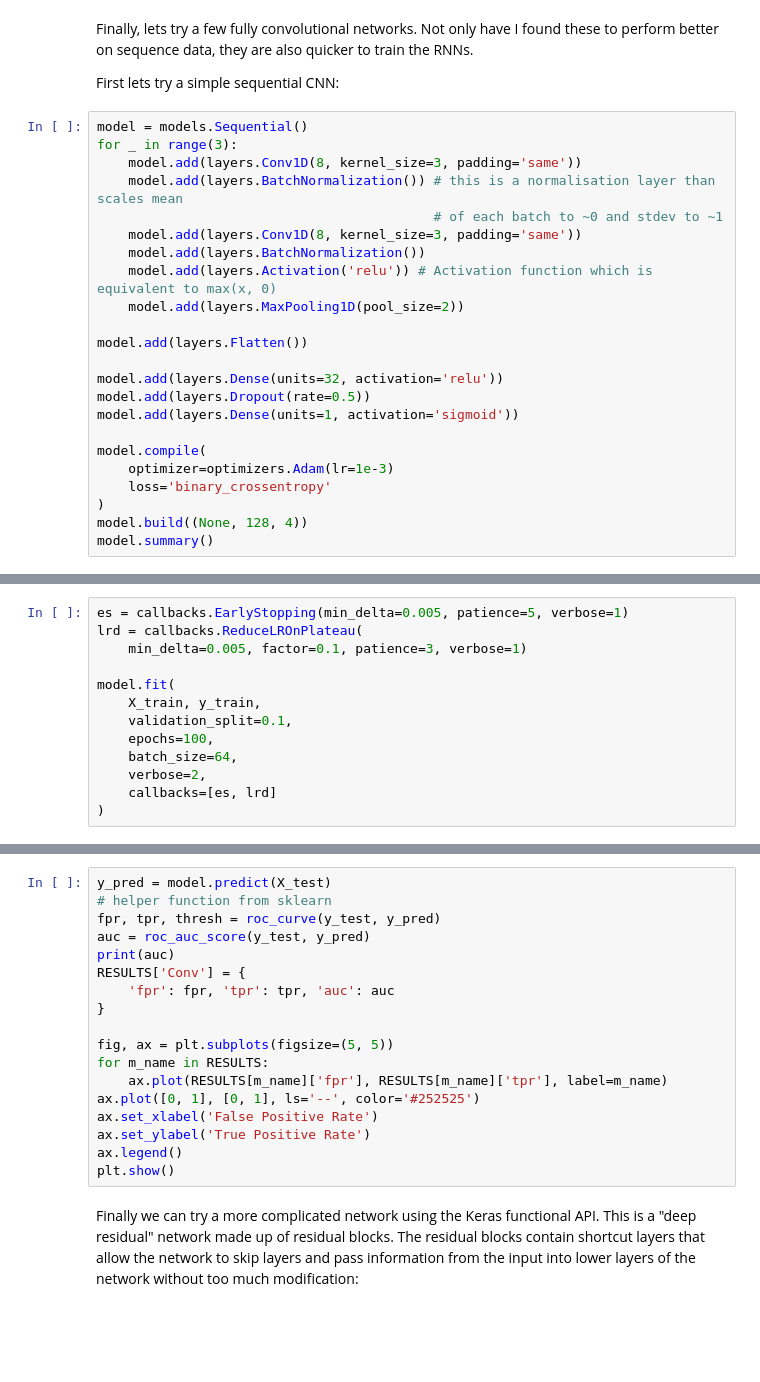
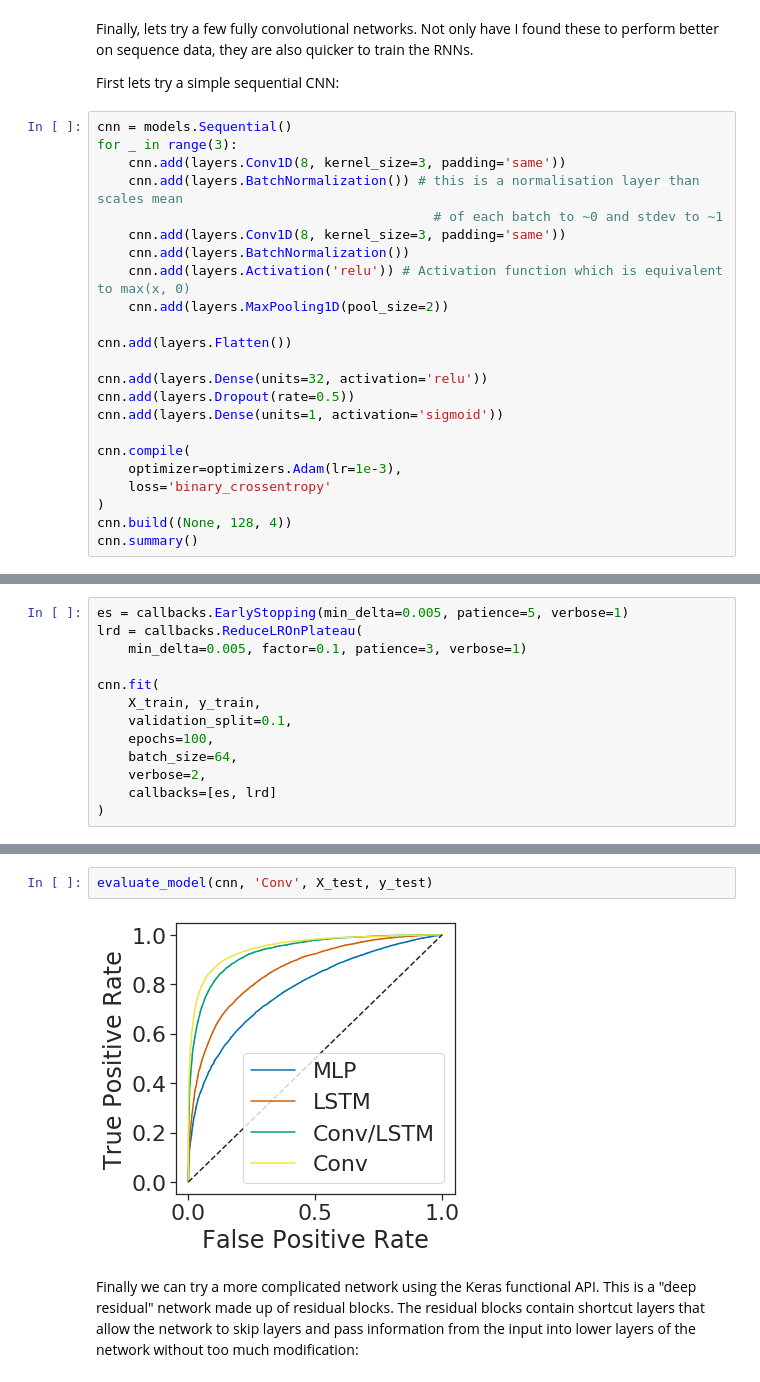
Before and after one commit to bartongroup/MP_keras_tutorial, a Jupyter notebook: notebooks/keras_tutorial.ipynb, the cells around one changed output, grey strips where cells are left out. Saved outputs shown, nothing was run; the diff lists cells and outputs as text; blank space fills up the shorter version.

```diff
--- a/notebooks/keras_tutorial.ipynb
+++ b/notebooks/keras_tutorial.ipynb
@@ -545,25 +571,25 @@ Finally, lets try a few fully convolutional networks. Not only have I found thes
 
 First lets try a simple sequential CNN:
 # %%
-model = models.Sequential()
+cnn = models.Sequential()
 for _ in range(3):
-    model.add(layers.Conv1D(8, kernel_size=3, padding='same'))
-    model.add(layers.BatchNormalization()) # this is a normalisation layer than scales mean
+    cnn.add(layers.Conv1D(8, kernel_size=3, padding='same'))
+    cnn.add(layers.BatchNormalization()) # this is a normalisation layer than scales mean
                                            # of each batch to ~0 and stdev to ~1
-    model.add(layers.Conv1D(8, kernel_size=3, padding='same'))
-    model.add(layers.BatchNormalization())
-    model.add(layers.Activation('relu')) # Activation function which is equivalent to max(x, 0)
-    model.add(layers.MaxPooling1D(pool_size=2))
+    cnn.add(layers.Conv1D(8, kernel_size=3, padding='same'))
+    cnn.add(layers.BatchNormalization())
+    cnn.add(layers.Activation('relu')) # Activation function which is equivalent to max(x, 0)
+    cnn.add(layers.MaxPooling1D(pool_size=2))
 
-model.add(layers.Flatten())
+cnn.add(layers.Flatten())
 
-model.add(layers.Dense(units=32, activation='relu'))
-model.add(layers.Dropout(rate=0.5))
-model.add(layers.Dense(units=1, activation='sigmoid'))
+cnn.add(layers.Dense(units=32, activation='relu'))
+cnn.add(layers.Dropout(rate=0.5))
+cnn.add(layers.Dense(units=1, activation='sigmoid'))
 
-model.compile(
-    optimizer=optimizers.Adam(lr=1e-3)
+cnn.compile(
+    optimizer=optimizers.Adam(lr=1e-3),
     loss='binary_crossentropy'
 )
-model.build((None, 128, 4))
-model.summary()
+cnn.build((None, 128, 4))
+cnn.summary()
@@ -572,7 +616,7 @@ es = callbacks.EarlyStopping(min_delta=0.005, patience=5, verbose=1)
 lrd = callbacks.ReduceLROnPlateau(
     min_delta=0.005, factor=0.1, patience=3, verbose=1)
 
-model.fit(
+cnn.fit(
     X_train, y_train,
     validation_split=0.1,
     epochs=100,
@@ -583,21 +646,7 @@ model.fit(
-# %%
-y_pred = model.predict(X_test)
-# helper function from sklearn
-fpr, tpr, thresh = roc_curve(y_test, y_pred)
-auc = roc_auc_score(y_test, y_pred)
-print(auc)
-RESULTS['Conv'] = {
-    'fpr': fpr, 'tpr': tpr, 'auc': auc
-}
-
-fig, ax = plt.subplots(figsize=(5, 5))
-for m_name in RESULTS:
-    ax.plot(RESULTS[m_name]['fpr'], RESULTS[m_name]['tpr'], label=m_name)
-ax.plot([0, 1], [0, 1], ls='--', color='#252525')
-ax.set_xlabel('False Positive Rate')
-ax.set_ylabel('True Positive Rate')
-ax.legend()
-plt.show()
+# %%
+evaluate_model(cnn, 'Conv', X_test, y_test)
+# %% [output]
+[figure, added]
 # %% [markdown]
 Finally we can try a more complicated network using the Keras functional API. This is a "deep residual" network made up of residual blocks. The residual blocks contain shortcut layers that allow the network to skip layers and pass information from the input into lower layers of the network without too much modification:
 # %%
```
Also changed, not shown: parts of 13 cells of this notebook.
